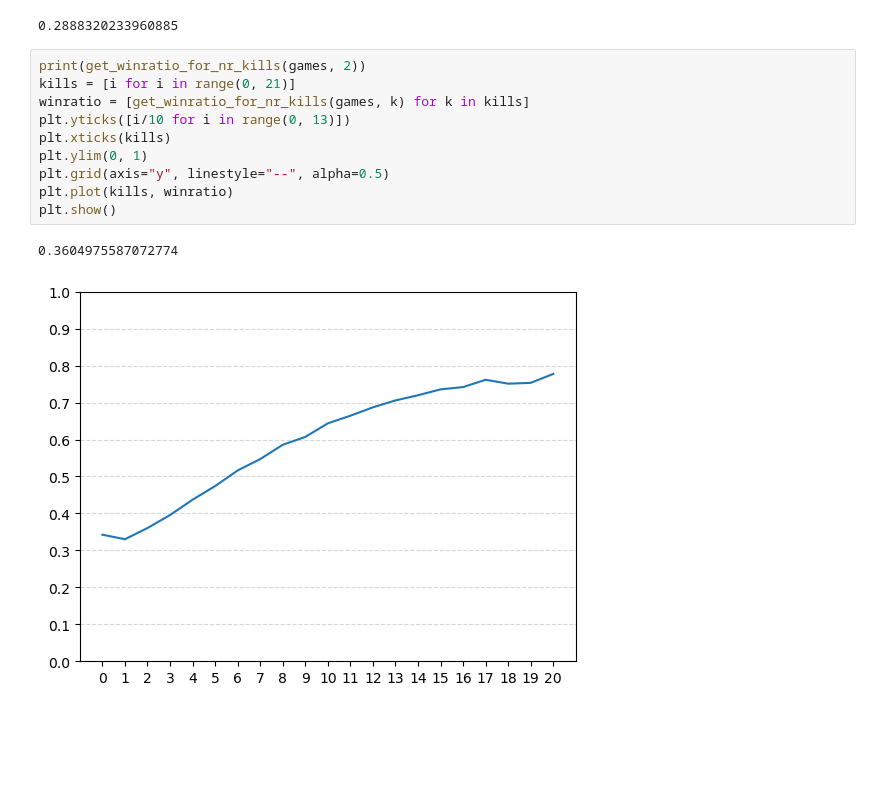
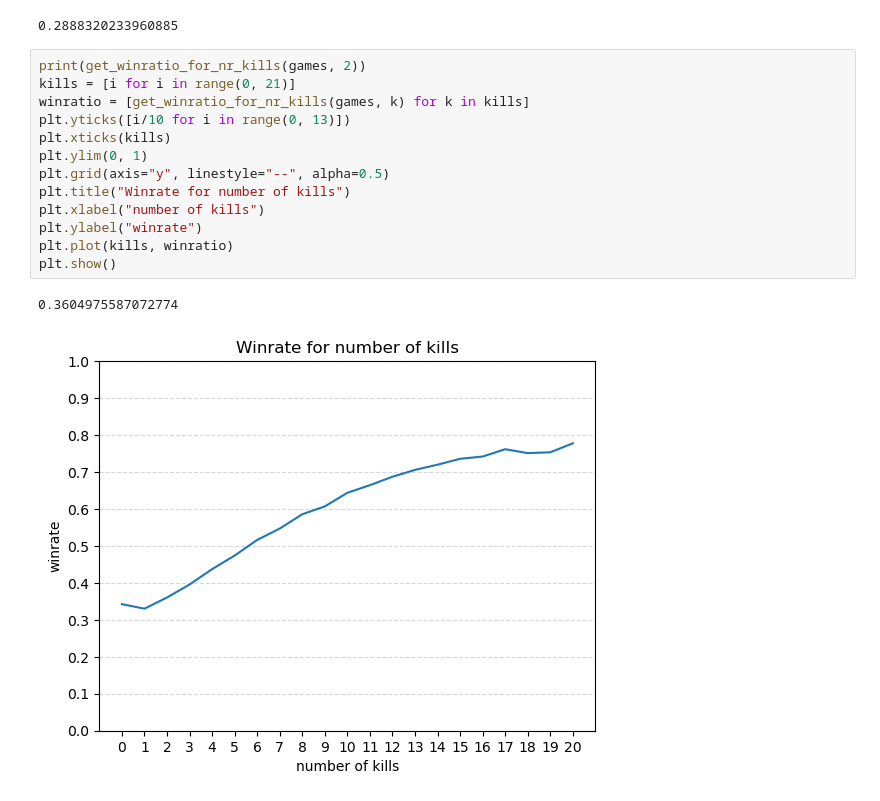
Before and after one commit to gespel/RiftCrawler, a Jupyter notebook: main.ipynb, the cells around one changed output. Cells and saved outputs as stored; diff of their text form; blank space fills up the shorter version.

```diff
--- a/main.ipynb
+++ b/main.ipynb
@@ -130,13 +130,16 @@ print(get_percentage_of_surrendered_games(games))
 # %%
 print(get_winratio_for_nr_kills(games, 2))
 kills = [i for i in range(0, 21)]
 winratio = [get_winratio_for_nr_kills(games, k) for k in kills]
 plt.yticks([i/10 for i in range(0, 13)])
 plt.xticks(kills)
 plt.ylim(0, 1)
 plt.grid(axis="y", linestyle="--", alpha=0.5)
+plt.title("Winrate for number of kills")
+plt.xlabel("number of kills")
+plt.ylabel("winrate")
 plt.plot(kills, winratio)
 plt.show()
 # %% [output]
 0.3604975587072774
-[figure, old version]
+[figure, new version]
```
Also changed, not shown: parts of 1 cell of this notebook, 1 other file.
